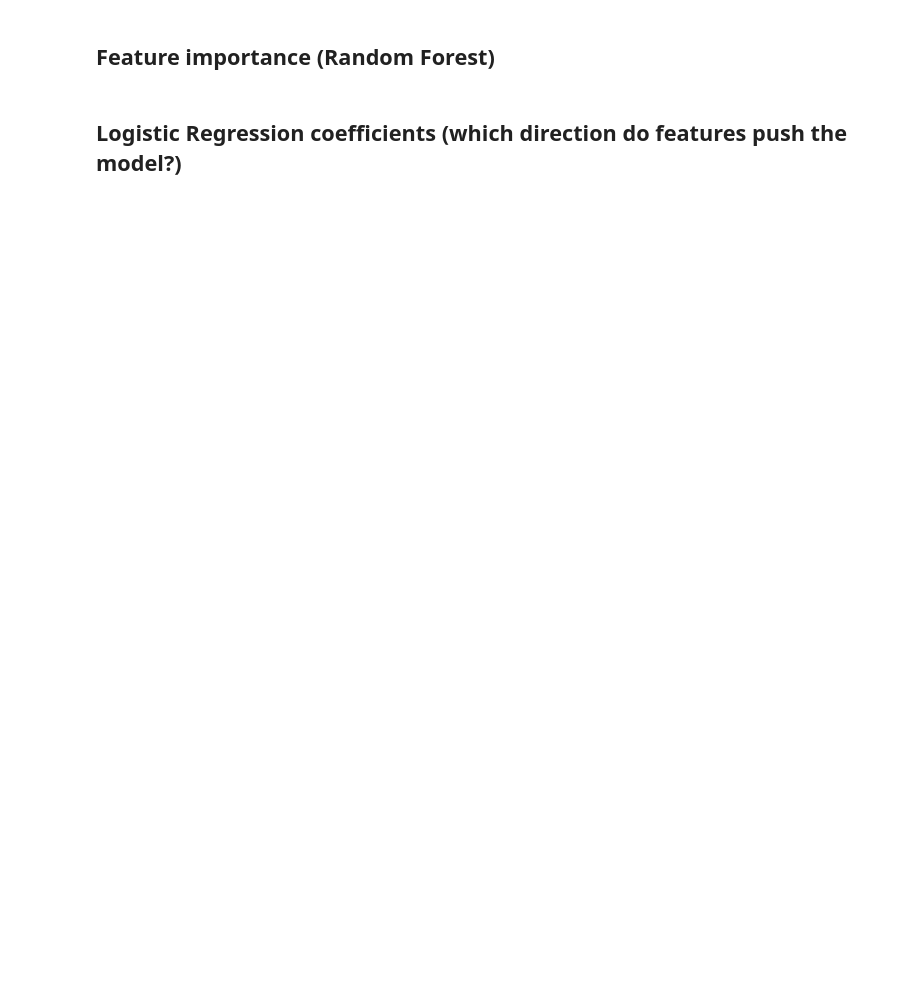
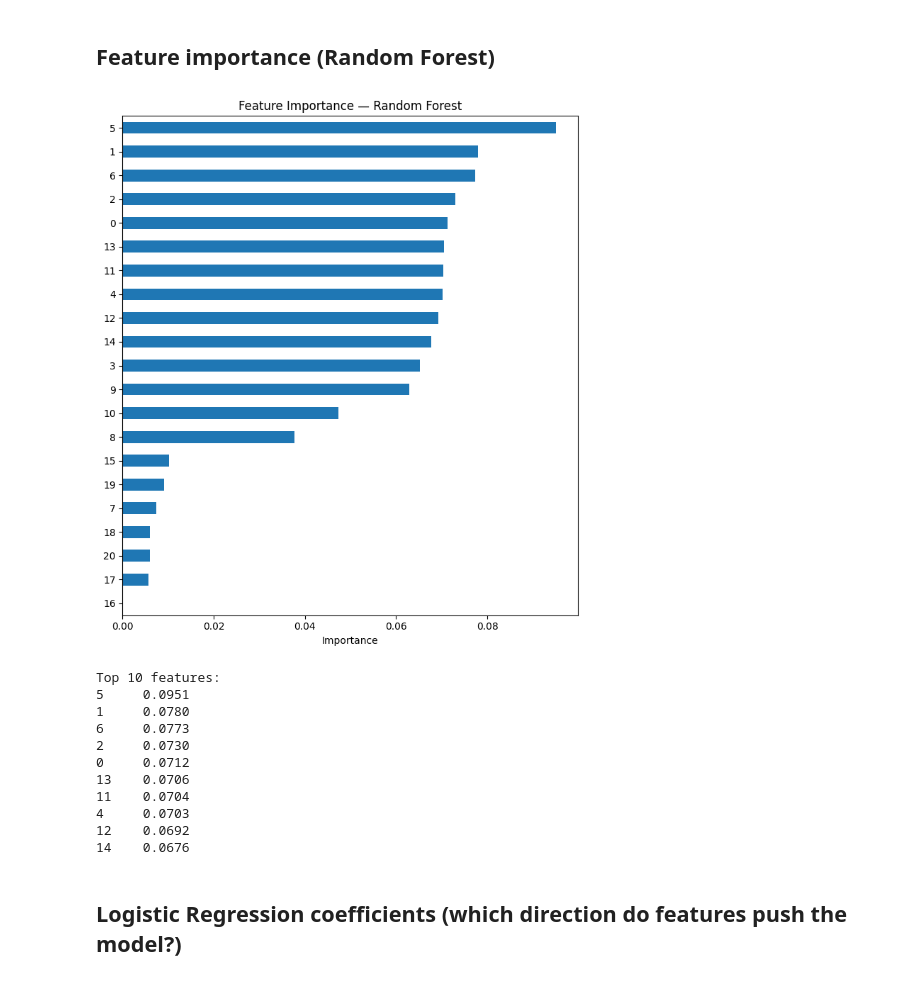
Before and after one commit to kkokie/bts_api, a Jupyter notebook: notebooks/train_model.ipynb, the cells around one changed output. Drawn from its saved outputs; the diff is of its cells as text; code cells hidden in the pictures; blank space fills up the shorter version.

Commit message:
first model ran, updated readme, going to rerun backfill

```diff
--- a/notebooks/train_model.ipynb
+++ b/notebooks/train_model.ipynb
@@ -97,23 +114,21 @@ df['platoon']   = ((df['bats'] == 'L') & (df['pitcher_hand'] == 'R') |
 df['is_a_list'] = (df['list_type'] == 'A').astype(int)
 
 FEATURE_COLS = [
-    # Hand-crafted model output (should be useful but the model should learn beyond it)
     'score',
-    # Raw batting stats
     'ba', 'xba', 'hh_pct', 'k_pct', 'bb_pct', 'speed',
-    # Game context
     'is_home', 'park_factor', 'avg_batting_order', 'hit_streak',
-    # Pitcher features
-    'pitcher_era', 'pitcher_whip', 'p_era', 'p_whip', 'p_k9',
-    # Team context
+    'pitcher_era', 'pitcher_whip', 'p_era',
     'team_rank',
-    # Encoded categoricals
     'bats_L', 'bats_S', 'pitch_R', 'pitch_L', 'platoon', 'is_a_list',
 ]
+
+# Drop any columns that are entirely null
+FEATURE_COLS = [c for c in FEATURE_COLS if df[c].notna().any()]
 
 X = df[FEATURE_COLS].copy()
 y = df['got_hit'].astype(int)
 
 print(f'Feature matrix: {X.shape}')
+print(f'Features used: {FEATURE_COLS}')
 print(f'Class balance: {y.mean():.1%} hits')
 X.describe().round(3)
@@ -217,17 +280,30 @@ print(f'Random Forest AUC      : {rf_auc:.4f}  (delta: {rf_auc - baseline_auc:+.
 ## Feature importance (Random Forest)
 # %%
 importances = rf_pipeline.named_steps['clf'].feature_importances_
-feat_imp = pd.Series(importances, index=FEATURE_COLS).sort_values(ascending=True)
+feat_imp = pd.Series(importances).sort_values(ascending=True)
 
 fig, ax = plt.subplots(figsize=(7, 8))
 feat_imp.plot(kind='barh', ax=ax)
 ax.set_title('Feature Importance — Random Forest')
 ax.set_xlabel('Importance')
 plt.tight_layout()
 plt.show()
 
 print('Top 10 features:')
 print(feat_imp.tail(10).sort_values(ascending=False).round(4).to_string())
+# %% [output]
+[figure, added]
+Top 10 features:
+5     0.0951
+1     0.0780
+6     0.0773
+2     0.0730
+0     0.0712
+13    0.0706
+11    0.0704
+4     0.0703
+12    0.0692
+14    0.0676
 # %% [markdown]
 ## Logistic Regression coefficients (which direction do features push the model?)
 # %%
```
Also changed, not shown: parts of 11 cells of this notebook, 1 other file.
